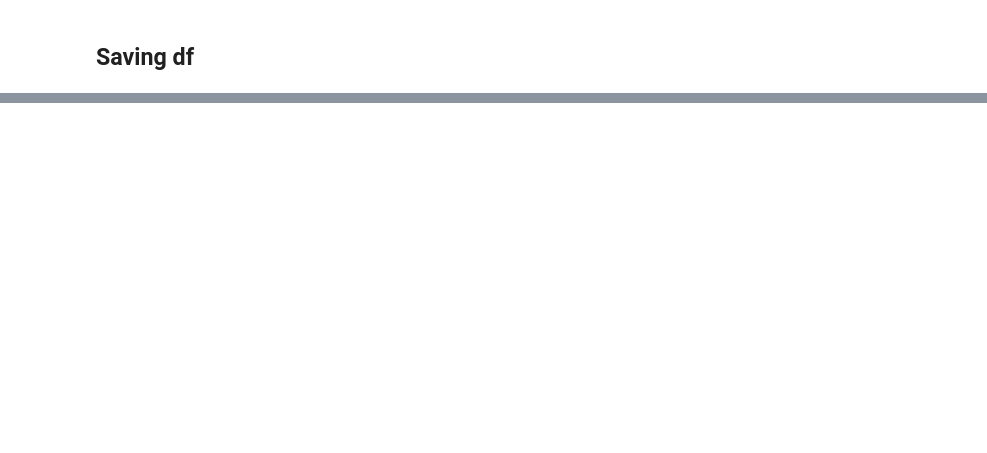
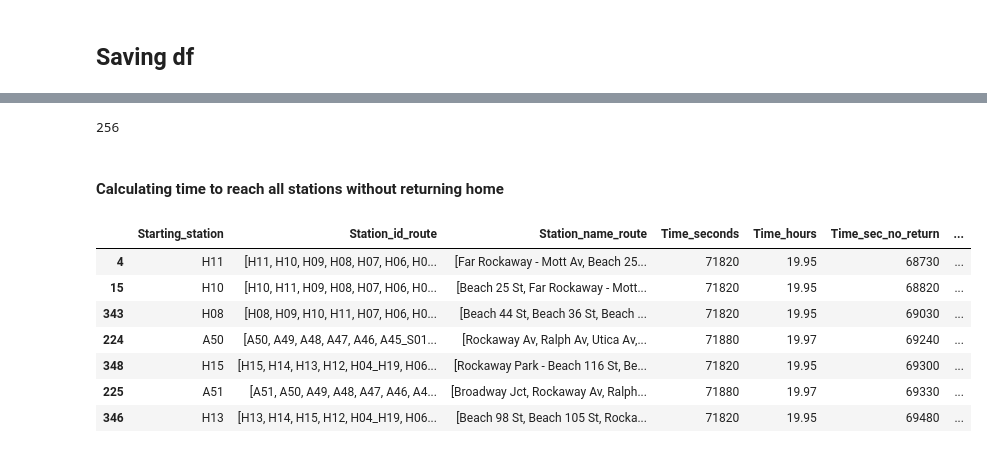
Before and after one commit to gregfeliu/The_Subway_Challenge, a Jupyter notebook: Solve_Postman_Problem_final.ipynb, the cells around one changed output, grey strips where cells are left out. Cells and saved outputs as stored; diff of their text form; code cells hidden in the pictures; blank space fills up the shorter version.

```diff
--- a/Solve_Postman_Problem_final.ipynb
+++ b/Solve_Postman_Problem_final.ipynb
@@ -1140,0 +453,7 @@ len(TSP_solutions_df.Station_id_route[2])
+# %%
+tsp_station_coords = []
+for x in range(len(TSP_solutions_df)):
+    station = TSP_solutions_df['Starting_station'][x]
+    station_index = list(node_list_df['station_id']).index(station)
+    station_coords = [node_list_df['X'][station_index], node_list_df['Y'][station_index]]
+    tsp_station_coords.append(station_coords)
@@ -1140,0 +487,6 @@ len(TSP_solutions_df.Station_id_route[2])
+# %%
+# about 3 seconds per station, 400 stations
+for x in range(len(node_list_df)):
+    station_name = node_list_df['station_id'][x]
+    if station_name not in list(TSP_solutions_df.Starting_station):
+        TSP_solutions_df = results_to_df2(station_name)
@@ -1140,0 +511,30 @@ len(TSP_solutions_df.Station_id_route[2])
+# %%
+os.system('say "your program has finished"')
+# %% [output]
+256
+# %% [markdown]
+#### Calculating time to reach all stations without returning home
+# %%
+non_returning_time_in_seconds = []
+for x in range(len(TSP_solutions_df)):
+    id_route = TSP_solutions_df['Station_id_route'][x]
+    original_time = TSP_solutions_df['Time_seconds'][x]
+    path = dijkstar.find_path(nyc_graph, id_route[-2], id_route[-1])
+    path_distance = path.total_cost
+    new_time = original_time - path_distance
+    non_returning_time_in_seconds.append(new_time)
+# %%
+TSP_solutions_df['Time_sec_no_return'] = non_returning_time_in_seconds
+non_returning_time_in_hrs = [get_time_in_hrs(x)[0] for x in non_returning_time_in_seconds]
+TSP_solutions_df['Time_hrs_no_return'] = non_returning_time_in_hrs
+# %%
+TSP_solutions_df.sort_values(by='Time_sec_no_return').head(7)
+# %% [output]
+|  | Starting_station | Station_id_route | Station_name_route | Time_seconds | Time_hours | Time_sec_no_return | ... |
+| 4 | H11 | [H11, H10, H09, H08, H07, H06, H0... | [Far Rockaway - Mott Av, Beach 25... | 71820 | 19.95 | 68730 | ... |
+| 15 | H10 | [H10, H11, H09, H08, H07, H06, H0... | [Beach 25 St, Far Rockaway - Mott... | 71820 | 19.95 | 68820 | ... |
+| 343 | H08 | [H08, H09, H10, H11, H07, H06, H0... | [Beach 44 St, Beach 36 St, Beach ... | 71820 | 19.95 | 69030 | ... |
+| 224 | A50 | [A50, A49, A48, A47, A46, A45_S01... | [Rockaway Av, Ralph Av, Utica Av,... | 71880 | 19.97 | 69240 | ... |
+| 348 | H15 | [H15, H14, H13, H12, H04_H19, H06... | [Rockaway Park - Beach 116 St, Be... | 71820 | 19.95 | 69300 | ... |
+| 225 | A51 | [A51, A50, A49, A48, A47, A46, A4... | [Broadway Jct, Rockaway Av, Ralph... | 71880 | 19.97 | 69330 | ... |
+| 346 | H13 | [H13, H14, H15, H12, H04_H19, H06... | [Beach 98 St, Beach 105 St, Rocka... | 71820 | 19.95 | 69480 | ... |
```
Also changed, not shown: parts of 121 cells of this notebook.
